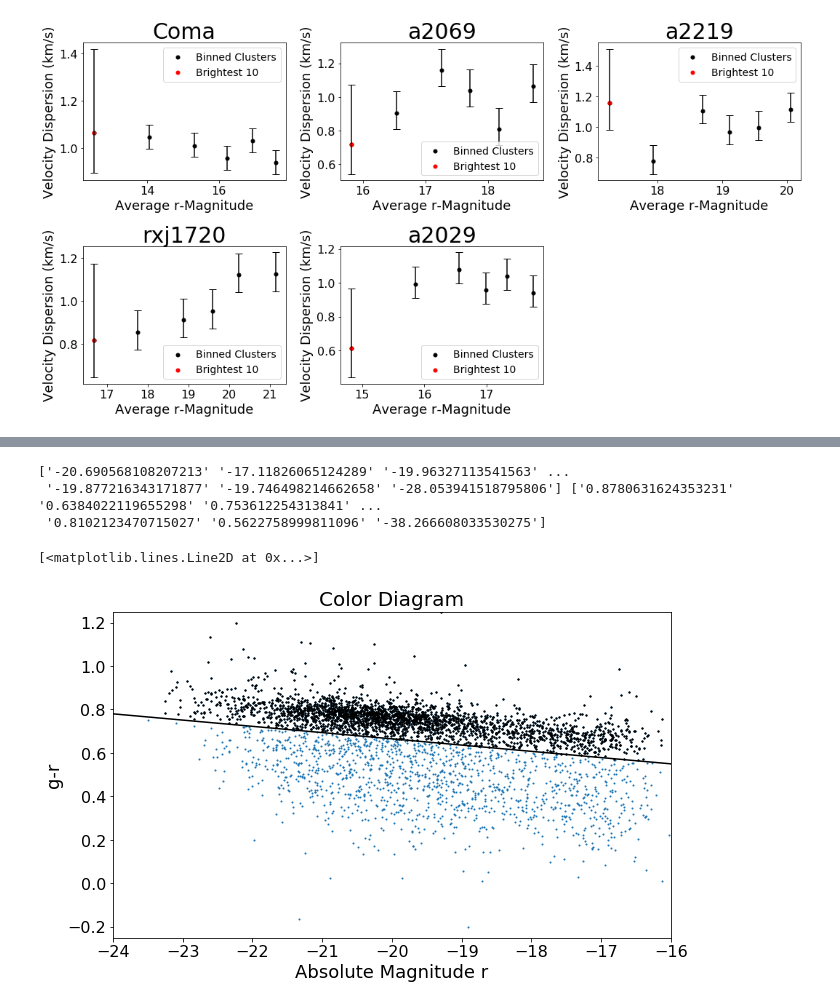
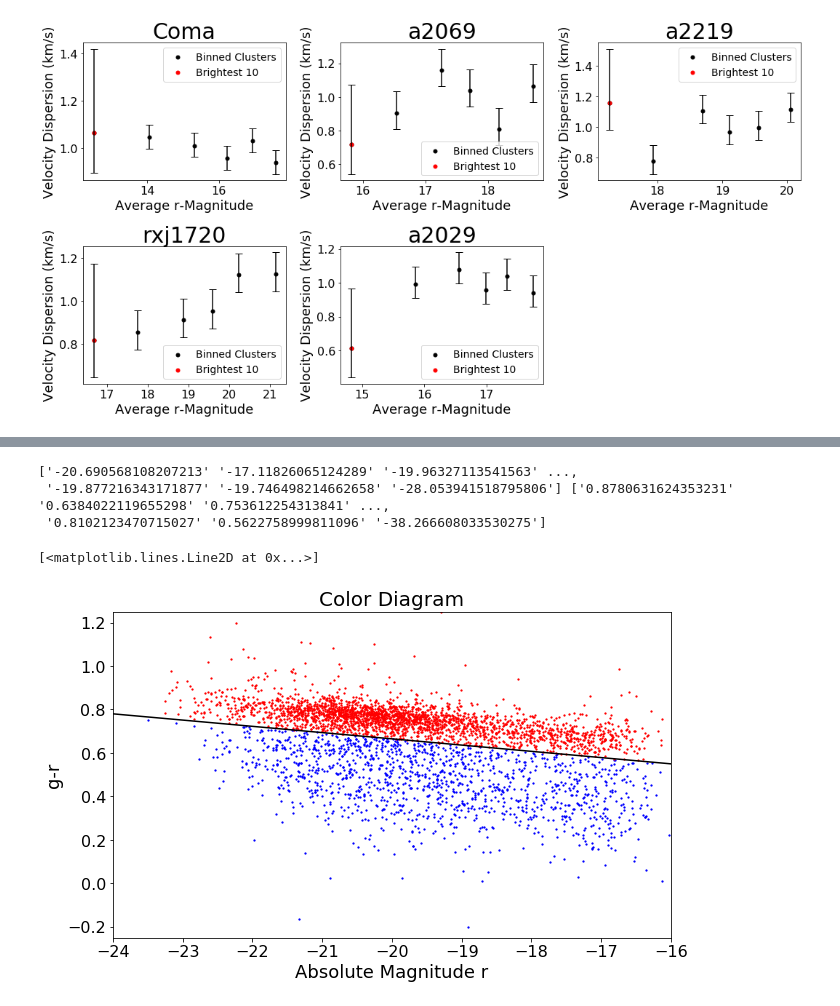
Before and after one commit to Erickmpowell/WWU-Research, a Jupyter notebook: Arbitrary Galaxy Analyze.ipynb, the cells around one changed output, grey strips where cells are left out. Cells and saved outputs as stored; diff of their text form; code cells hidden in the pictures.

```diff
--- a/Arbitrary Galaxy Analyze.ipynb
+++ b/Arbitrary Galaxy Analyze.ipynb
@@ -284,7 +284,7 @@ def plotMyCluster(bins,r,cz,ecz,mem=False,dist=False,brightest=10,tables=True):
 'To compare all the clusters we need to convert the magnitudes to a comparable scale'
 #using Westra 2010 formulas we convert the magnitude and color
 def restframe(cz,g,r):
-
+    c=3* 10**5
     z0 = cz/c
 
     #these coefficients used to calculate restframe magnitudes
@@ -395,19 +395,18 @@ No distance cut:
 [figure]
 # %%
 #Big list
-finalList=np.zeros(8)
-c=3*10**8
+finalList=np.zeros(9)
 for i in range(1,6):
     cz, ecz, g,r, mem, dist,name=cluster(i)
     disp=totalDis(r,cz,ecz,mem=mem)[0]
     vbar=np.average(cz)
     vel1= (cz- vbar)/(1+vbar/c)
     rabs,g_r=restframe(cz,g,r)
-    new=np.column_stack([dist,np.repeat(name,len(vel1)),vel1,np.repeat(disp[1],len(vel1)),np.repeat(disp[2],len(vel1)),np.repeat(disp[3],len(vel1)),rabs,g_r])
+    new=np.column_stack([dist,np.repeat(name,len(vel1)),vel1,ecz,np.repeat(disp[1],len(vel1)),np.repeat(disp[2],len(vel1)),np.repeat(disp[3],len(vel1)),rabs,g_r])
     finalList=np.row_stack([finalList,new])
 
 finalList = np.delete(finalList, (0), axis=0)
-display(pd.DataFrame(finalList,columns=['Dist','Cluster','\u0394v','\u03C3 Cluster','\u0394\u03C3\u208B','\u0394\u03C3\u208A','Mr','g-r']))
+display(pd.DataFrame(finalList,columns=['Dist','Cluster','\u0394v','ecz','\u03C3 Cluster','\u0394\u03C3\u208B','\u0394\u03C3\u208A','Mr','g-r']))
 # %% [output]
 Using a membership cut
 Using a membership cut
@@ -435,20 +434,22 @@ No cut:
 # %%
 #Color Diagram
-plt.scatter(finalList[:,-2].astype(float),finalList[:,-1].astype(float),s=1)
+Mre=finalList[:,-2]
+color=finalList[:,-1]
+indes=(color.astype(float)>(((Mre.astype(float)+16)*(.55-.78)/(-16+24)))+.55)
+
+plt.scatter(finalList[:,-2][~indes].astype(float),finalList[:,-1][~indes].astype(float),s=1.5,c='b')
+plt.scatter(finalList[:,-2][indes].astype(float),finalList[:,-1][indes].astype(float),s=1.5,c='r')
 plt.ylim(-.25,1.25)
 plt.xlim(-24,-16)
 plt.title('Color Diagram')
 plt.xlabel('Absolute Magnitude r')
 plt.ylabel('g-r')
 print(finalList[:,-2],finalList[:,-1])
 
-
-plt.scatter(finalList[:,-2][indes].astype(float),finalList[:,-1][indes].astype(float),s=1.5,c='k')
-
 plt.plot([-24,-16],[.78,.55],c='k',linewidth=1.5)
 # %% [output]
-['-20.690568108207213' '-17.11826065124289' '-19.96327113541563' ...
- '-19.877216343171877' '-19.746498214662658' '-28.053941518795806'] ['0.8780631624353231' '0.6384022119655298' '0.753612254313841' ...
+['-20.690568108207213' '-17.11826065124289' '-19.96327113541563' ...,
+ '-19.877216343171877' '-19.746498214662658' '-28.053941518795806'] ['0.8780631624353231' '0.6384022119655298' '0.753612254313841' ...,
  '0.8102123470715027' '0.5622758999811096' '-38.266608033530275']
 [<matplotlib.lines.Line2D at 0x...>]
-[figure, old version]
+[figure, new version]
```
Also changed, not shown: parts of 4 cells of this notebook.
